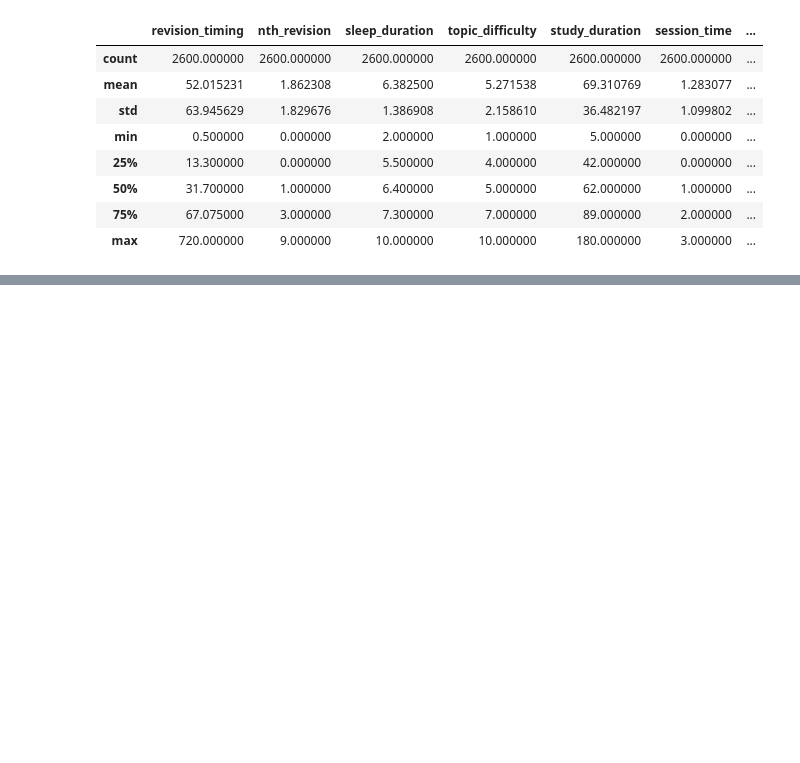
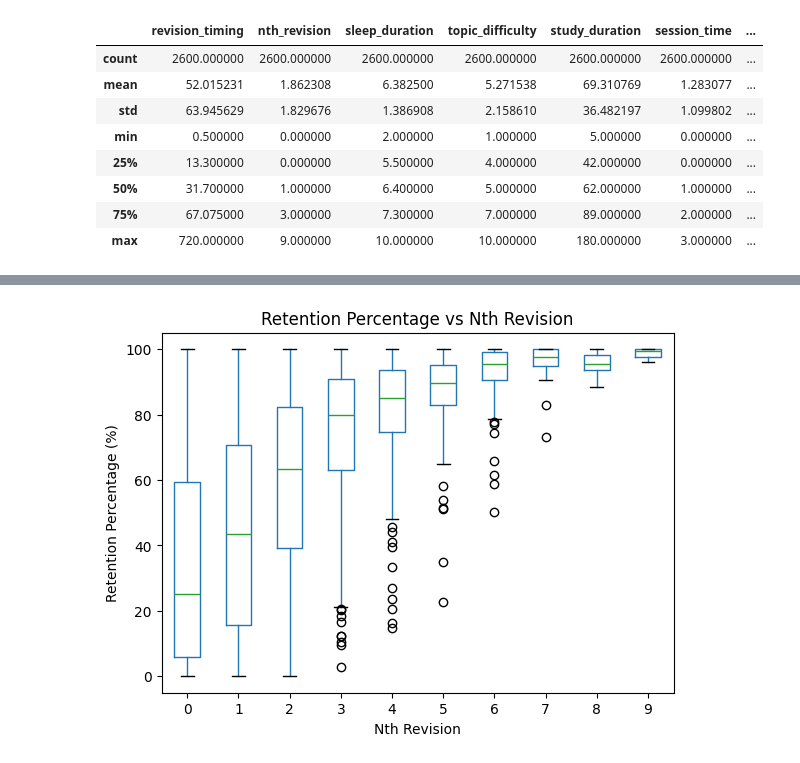
Before and after one commit to GITTY5678/ML-based-approach-to-Ebbinghaus-forgetting-curve, a Jupyter notebook: data cleaning/data_inspect.ipynb, the cells around one changed output, grey strips where cells are left out. Saved outputs shown, nothing was run; the diff lists cells and outputs as text; code cells hidden in the pictures; blank space fills up the shorter version.

```diff
--- a/data cleaning/data_inspect.ipynb
+++ b/data cleaning/data_inspect.ipynb
@@ -52,0 +72,15 @@ data.describe(include='all')
+# %%
+data.boxplot(
+    column="retention_percentage",
+    by="nth_revision",
+    grid=False
+)
+
+plt.title("Retention Percentage vs Nth Revision")
+plt.suptitle("")  # removes default pandas subtitle
+plt.xlabel("Nth Revision")
+plt.ylabel("Retention Percentage (%)")
+
+plt.show()
+# %% [output]
+[figure, added]
```
Also changed, not shown: parts of 5 cells of this notebook.
